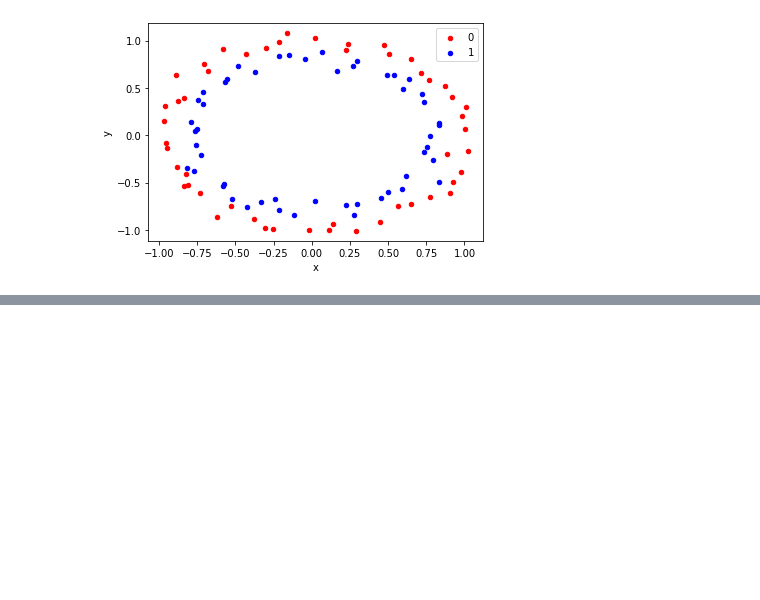
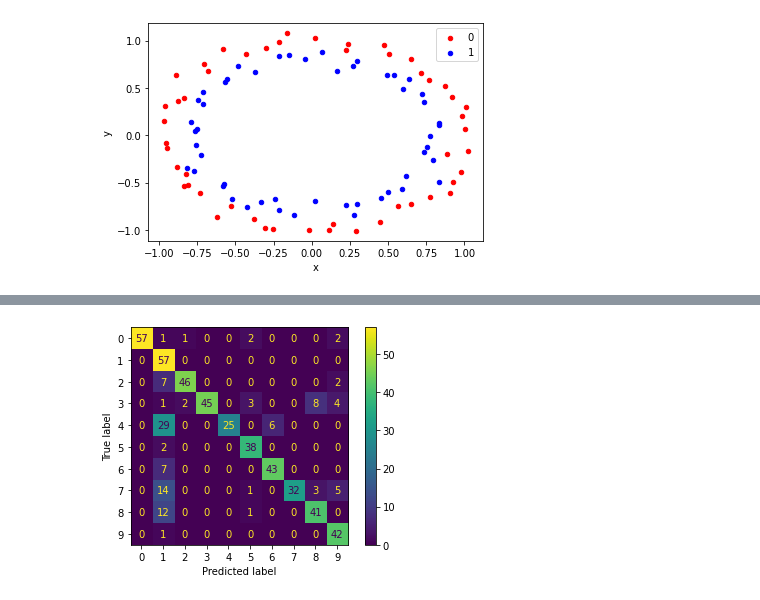
Before and after one commit to jueta/Artificial-Neural-Networks, a Jupyter notebook: Trabalho Final/codes/TPfinal.ipynb, the cells around one changed output, grey strips where cells are left out. Cells and saved outputs as stored; diff of their text form; code cells hidden in the pictures; blank space fills up the shorter version.

```diff
--- a/Trabalho Final/codes/TPfinal.ipynb
+++ b/Trabalho Final/codes/TPfinal.ipynb
@@ -406,0 +475,89 @@ ValueError: matrices are not aligned
+# %%
+import numpy as np
+import pandas as pd
+import matplotlib.pyplot as plt
+import seaborn as sns
+
+from sklearn.datasets import load_breast_cancer, load_digits
+from sklearn.model_selection import train_test_split, StratifiedKFold, GridSearchCV, cross_val_score
+from sklearn.neural_network import MLPClassifier
+from sklearn.metrics import accuracy_score, confusion_matrix, roc_curve, roc_auc_score, classification_report
+from sklearn.preprocessing import Normalizer, MinMaxScaler, StandardScaler, RobustScaler, QuantileTransformer, LabelEncoder
+from sklearn.pipeline import Pipeline
+from sklearn.metrics import plot_confusion_matrix
+
+X, y = load_digits(return_X_y=True)
+X_train, X_test, y_train, y_test = train_test_split(X, y, test_size=0.3)
+
+scaler = StandardScaler()
+
+print('\nData preprocessing with {scaler}\n'.format(scaler=scaler))
+
+X_train_scaler = scaler.fit_transform(X_train)
+X_test_scaler = scaler.transform(X_test)
+
+mlp = MLPClassifier(
+    max_iter=1000,
+    alpha=0.01,
+    activation='logistic',
+    solver='adam',
+    random_state=42
+)
+mlp.fit(X_train_scaler, y_train)
+
+mlp_predict = mlp.predict(X_test_scaler)
+mlp_predict_proba = mlp.predict_proba(X_test_scaler)[:, 1]
+
+print('lambda = 0.01')
+print('MLP Accuracy: {:.2f}%'.format(accuracy_score(y_test, mlp_predict) * 100))
+# print('MLP AUC: {:.2f}%'.format(roc_auc_score(y_test, mlp_predict_proba, multi_class='ovr') * 100))
+# print('MLP Classification report:\n\n', classification_report(y_test, mlp_predict))
+print('MLP Training set score: {:.2f}%'.format(mlp.score(X_train_scaler, y_train) * 100))
+print('MLP Testing set score: {:.2f}%'.format(mlp.score(X_test_scaler, y_test) * 100))
+plot_confusion_matrix(mlp, X_test, y_test)
+plt.show()
+print('-----------------------------------')
+
+mlp = MLPClassifier(
+    max_iter=1000,
+    alpha=0.1,
+    activation='logistic',
+    solver='adam',
+    random_state=42
+)
+mlp.fit(X_train_scaler, y_train)
+
+mlp_predict = mlp.predict(X_test_scaler)
+mlp_predict_proba = mlp.predict_proba(X_test_scaler)[:, 1]
+
+print('lambda = 0.1')
+print('MLP Accuracy: {:.2f}%'.format(accuracy_score(y_test, mlp_predict) * 100))
+# print('MLP AUC: {:.2f}%'.format(roc_auc_score(y_test, mlp_predict_proba, multi_class='ovr') * 100))
+# print('MLP Classification report:\n\n', classification_report(y_test, mlp_predict))
+print('MLP Training set score: {:.2f}%'.format(mlp.score(X_train_scaler, y_train) * 100))
+print('MLP Testing set score: {:.2f}%'.format(mlp.score(X_test_scaler, y_test) * 100))
+plot_confusion_matrix(mlp, X_test, y_test)
+plt.show()
+print('-----------------------------------')
+
+mlp = MLPClassifier(
+    max_iter=1000,
+    alpha=0.9,
+    activation='logistic',
+    solver='adam',
+    random_state=42
+)
+mlp.fit(X_train_scaler, y_train)
+
+mlp_predict = mlp.predict(X_test_scaler)
+mlp_predict_proba = mlp.predict_proba(X_test_scaler)[:, 1]
+
+print('lambda = 0.9')
+print('MLP Accuracy: {:.2f}%'.format(accuracy_score(y_test, mlp_predict) * 100))
+# print('MLP AUC: {:.2f}%'.format(roc_auc_score(y_test, mlp_predict_proba) * 100))
+# print('MLP Classification report:\n\n', classification_report(y_test, mlp_predict))
+print('MLP Training set score: {:.2f}%'.format(mlp.score(X_train_scaler, y_train) * 100))
+print('MLP Testing set score: {:.2f}%'.format(mlp.score(X_test_scaler, y_test) * 100))
+plot_confusion_matrix(mlp, X_test, y_test)
+plt.show()
+# %% [output]
@@ -406,0 +570 @@ ValueError: matrices are not aligned
+[figure, added]
```
Also changed, not shown: parts of 3 cells of this notebook, 21 other files.
